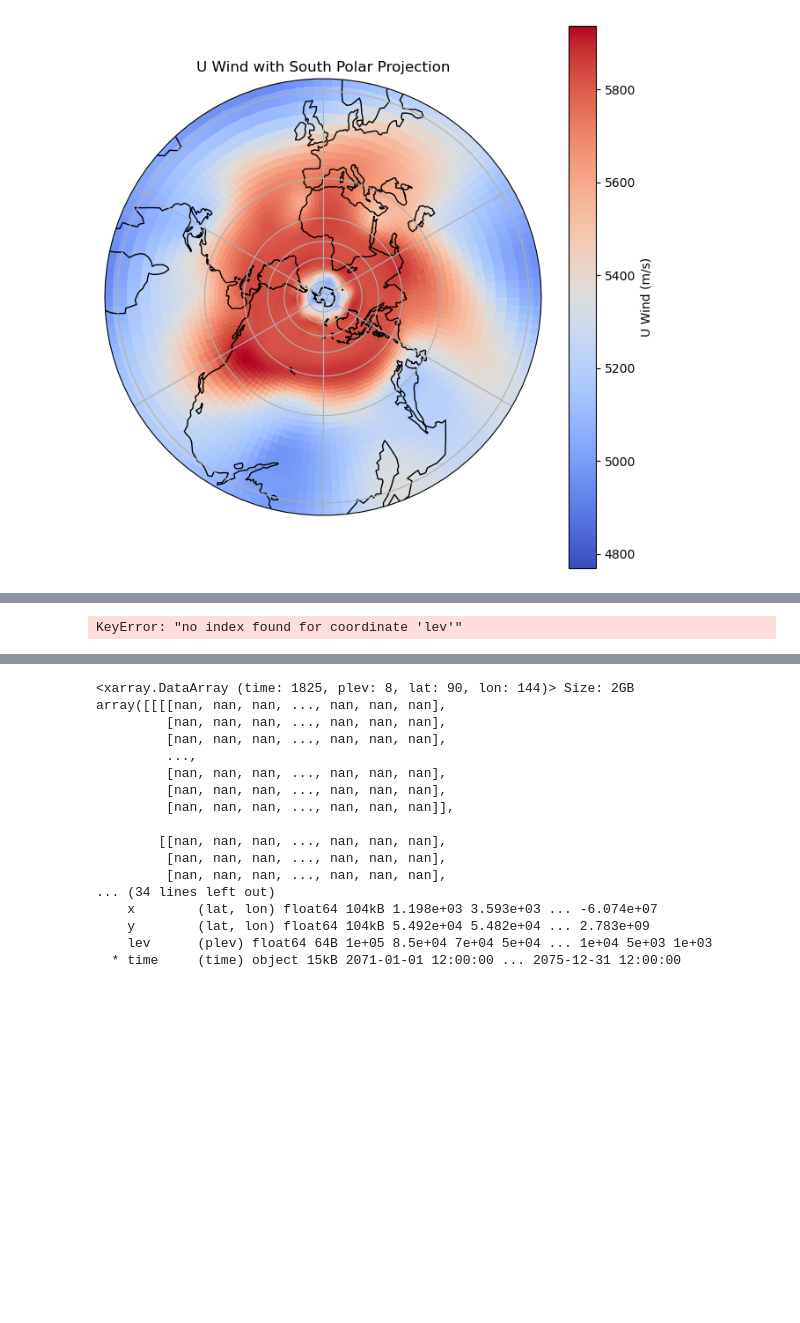
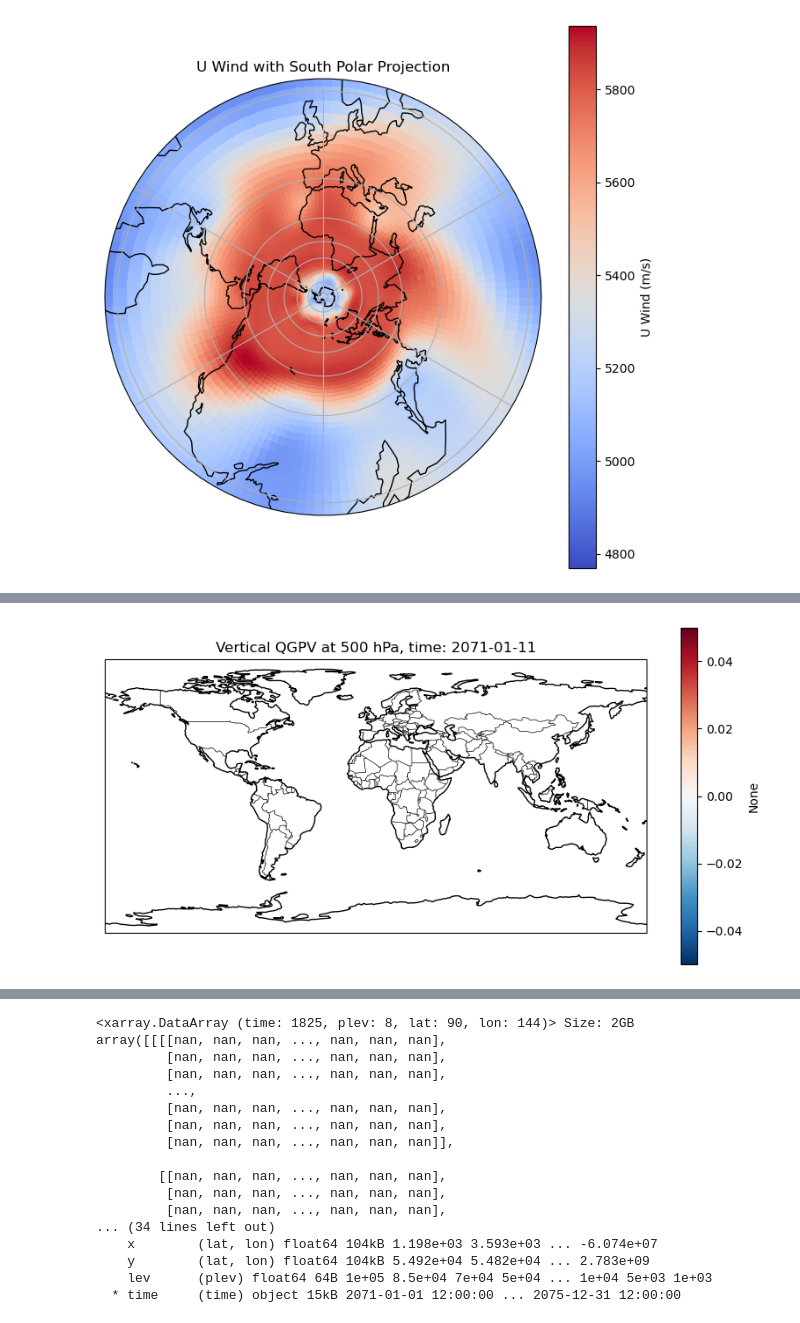
Before and after one commit to radryan1979/Met2GradProject, a Jupyter notebook: open_explore.ipynb, the cells around one changed output, grey strips where cells are left out. Drawn from its saved outputs; the diff is of its cells as text; code cells hidden in the pictures; blank space fills up the shorter version.

```diff
--- a/open_explore.ipynb
+++ b/open_explore.ipynb
@@ -10,3 +11,32 @@ import cartopy.crs as ccrs
+# %%
+def plot_field(field, title, time_idx, level_value, cmap='viridis', prj='PlateCarree'):
+    """Plot a horizontal map of a 3D field at given time and level."""
+    # Select the data slice
+    field_sel = field.sel(time=field.time[time_idx], plev=level_value, method="nearest")
+
+    if prj == 'PlateCarree':
+        proj = ccrs.PlateCarree()
+    elif prj == 'SouthPolarStereo':
+        proj = ccrs.SouthPolarStereo()
+
+    # Create the plot
+    fig = plt.figure(figsize=(10, 5))
+    ax = plt.axes(projection=proj)
+    field_plot = field_sel.plot(
+        ax=ax,
+        transform=ccrs.PlateCarree(),
+        cmap=cmap,
+        cbar_kwargs={"label": f"{field.name}"},
+    )
+
+    ax.coastlines()
+    ax.add_feature(cfeature.BORDERS, linewidth=0.5)
+    ax.set_title(f"{title} at {int(level_value/100)} hPa, time: {str(field.time[time_idx].values)[:10]}")
+    plt.show()
+
+# Example usage:
+#plot_field(sigma, "Static Stability (σ)", time_idx=0, level_value=50000, cmap="plasma")
+#plot_field(QGPV_vertical, "Vertical QGPV", time_idx=0, level_value=50000, cmap="RdBu_r")
 # %%
 gfdlesm2g_files = '/Volumes/DataDrive/Met2GradData/rcp45-GFDL-ESM2G/'
 
@@ -148,40 +174,10 @@ QGPV_vertical = ((f0**2 / sigma) * dpsi_dp).differentiate('lev')
+# %%
+plot_field(QGPV_vertical, "Vertical QGPV", time_idx=10, level_value=50000, cmap="RdBu_r")
+# %% [output]
+[figure, added]
 # %%
 # Compute full QGPV
 QGPV = laplacian_psi + f0 + QGPV_vertical
-# %%
-import matplotlib.pyplot as plt
-import cartopy.crs as ccrs
-import cartopy.feature as cfeature
-
-# Assuming lev is a 1D NumPy array of pressure levels (in Pa)
-sigma = sigma.assign_coords(lev=lev)
-QGPV_vertical = QGPV_vertical.assign_coords(lev=lev)
-
-def plot_field(field, title, time_idx, level_value, cmap='viridis'):
-    """Plot a horizontal map of a 3D field at given time and level."""
-    # Select the data slice
-    field_sel = field.sel(time=field.time[time_idx], lev=level_value, method="nearest")
-
-    # Create the plot
-    fig = plt.figure(figsize=(10, 5))
-    ax = plt.axes(projection=ccrs.PlateCarree())
-    field_plot = field_sel.plot(
-        ax=ax,
-        transform=ccrs.PlateCarree(),
-        cmap=cmap,
-        cbar_kwargs={"label": f"{field.name}"},
-    )
-
-    ax.coastlines()
-    ax.add_feature(cfeature.BORDERS, linewidth=0.5)
-    ax.set_title(f"{title} at {int(level_value/100)} hPa, time: {str(field.time[time_idx].values)[:10]}")
-    plt.show()
-
-# Example usage:
-plot_field(sigma, "Static Stability (σ)", time_idx=0, level_value=50000, cmap="plasma")
-plot_field(QGPV_vertical, "Vertical QGPV", time_idx=0, level_value=50000, cmap="RdBu_r")
-# %% [output]
-KeyError: "no index found for coordinate 'lev'"
 # %%
 # Z should be an xarray.DataArray with coordinates 'lat' and 'lon'
 # Assign lat/lon as coordinates if not already
```
Also changed, not shown: parts of 7 cells of this notebook.
